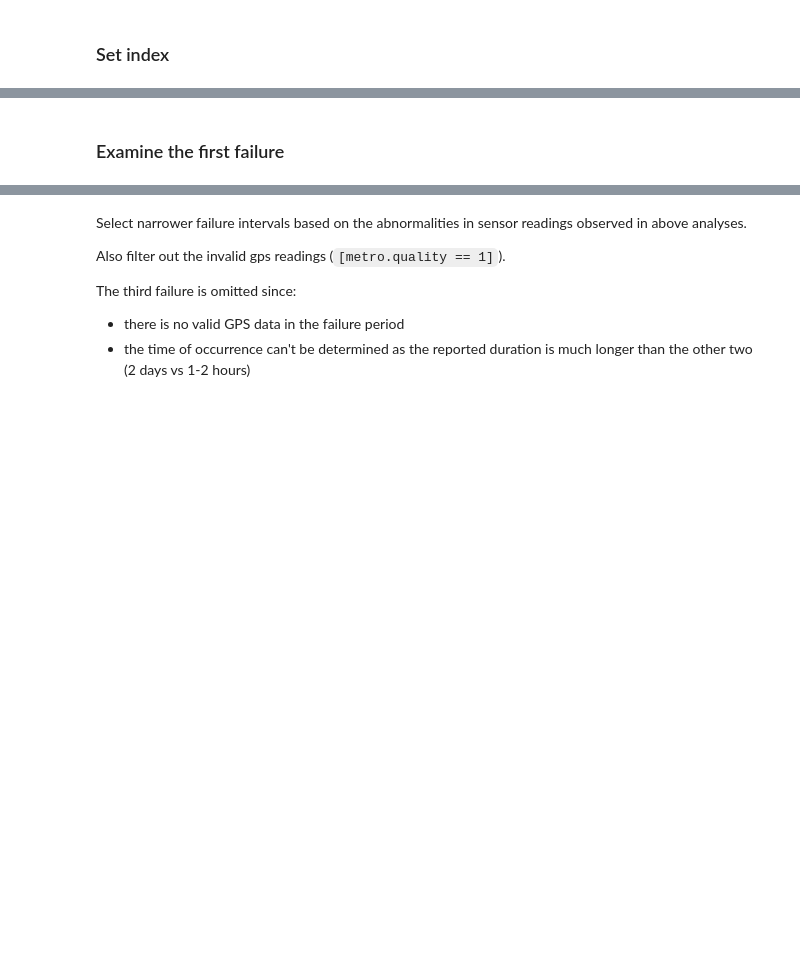
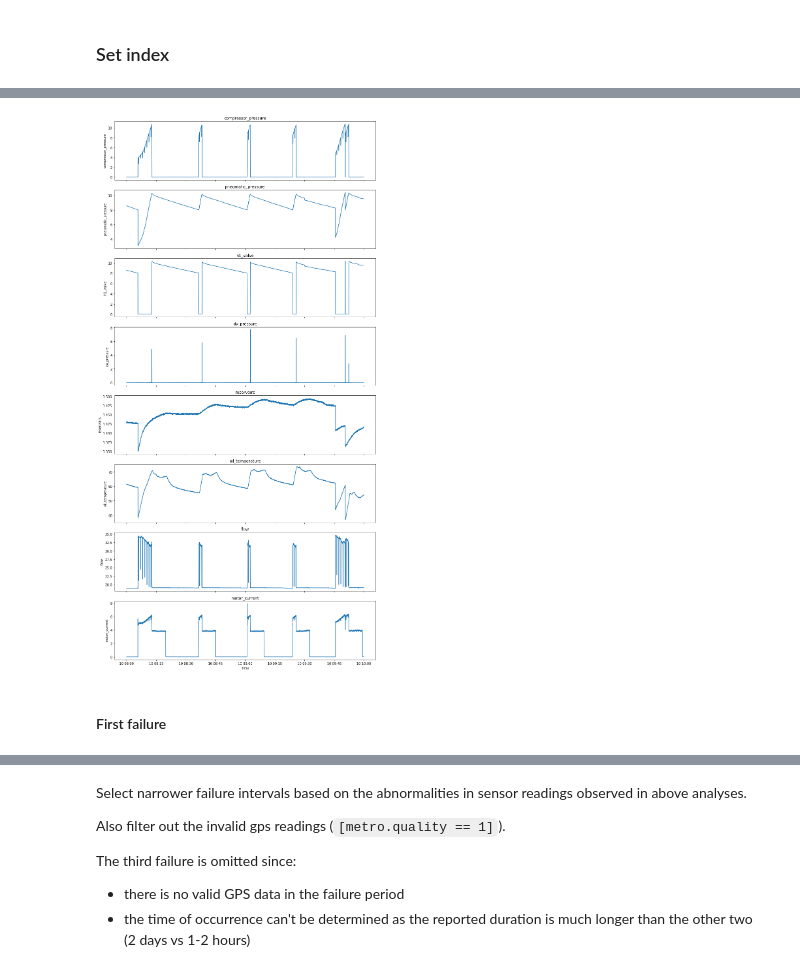
Before and after one commit to hrstnikolov/2022-data-science, a Jupyter notebook: final-project/metro-in-portugal-draft3.ipynb, the cells around one changed output, grey strips where cells are left out. Saved outputs shown, nothing was run; the diff lists cells and outputs as text; code cells hidden in the pictures; blank space fills up the shorter version.

```diff
--- a/final-project/metro-in-portugal-draft3.ipynb
+++ b/final-project/metro-in-portugal-draft3.ipynb
@@ -54,7 +77,7 @@ reported_failures
 # %% [markdown]
 ### Read
 # %%
-metro = pd.read_csv(INPUT_DATA_PATH)
+metro = pd.read_csv(INPUT_DATA)
 # %% [markdown]
 ### Get to know
 # %%
@@ -123,8 +220,10 @@ plot_multiple_columns(metro.query(single_day), analogue_columns)
 # %%
 morning = "('2022-01-10 08:00' < timestamp) & (timestamp < '2022-01-10 10:00')"
-plot_multiple_columns(metro.query(morning), all_columns)
+plot_multiple_columns(metro.query(morning), analogue_columns)
+# %% [output]
+[figure, added]
 # %% [markdown]
-### Examine the first failure
+#### First failure
 # %%
 # Info
 reported_failures[reported_failures.id == 1]
```
Also changed, not shown: parts of 51 cells of this notebook.
